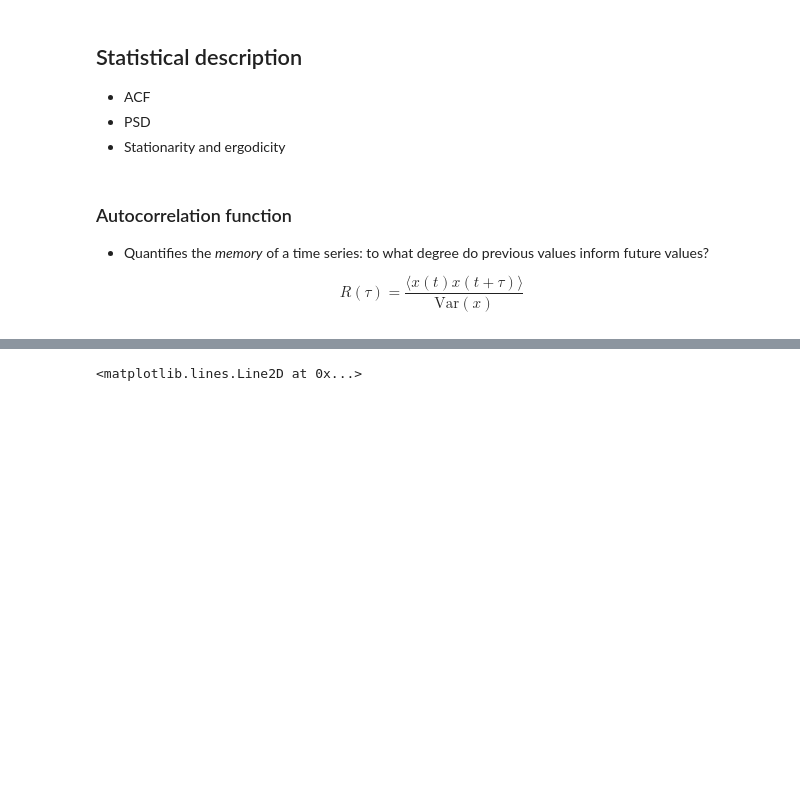
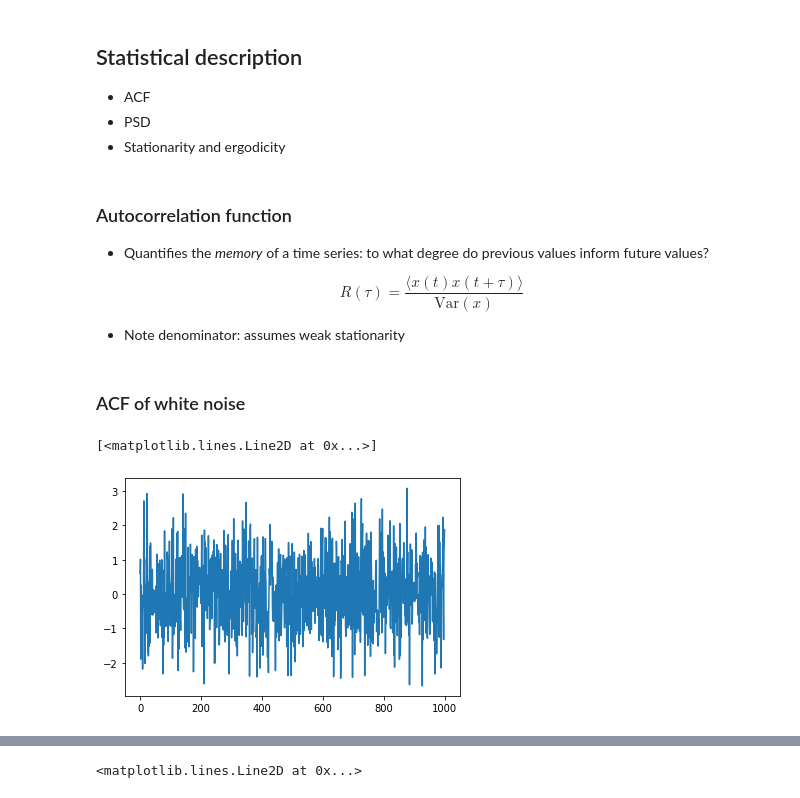
Before and after one commit to daniel-wrench/time_series_analysis, a Jupyter notebook: workshop_demo_sunspots.ipynb, the cells around one changed output, grey strips where cells are left out. Drawn from its saved outputs; the diff is of its cells as text; code cells hidden in the pictures; blank space fills up the shorter version.

```diff
--- a/workshop_demo_sunspots.ipynb
+++ b/workshop_demo_sunspots.ipynb
@@ -132,5 +134,15 @@ plt.legend()
 - Quantifies the *memory* of a time series: to what degree do previous values inform future values?
 
 $$R(\tau)=\frac{\langle x(t)x(t+\tau)\rangle}{\text{Var}(x)}$$
+
+- Note denominator: assumes weak stationarity
 # %%
 from statsmodels.tsa import stattools as tsa_funcs
+# %% [markdown]
+### ACF of white noise
+# %%
+white_noise = np.random.randn(1000)
+plt.plot(white_noise)
+# %% [output]
+[<matplotlib.lines.Line2D at 0x...>]
+[figure, added]
```
Also changed, not shown: parts of 35 cells of this notebook.
